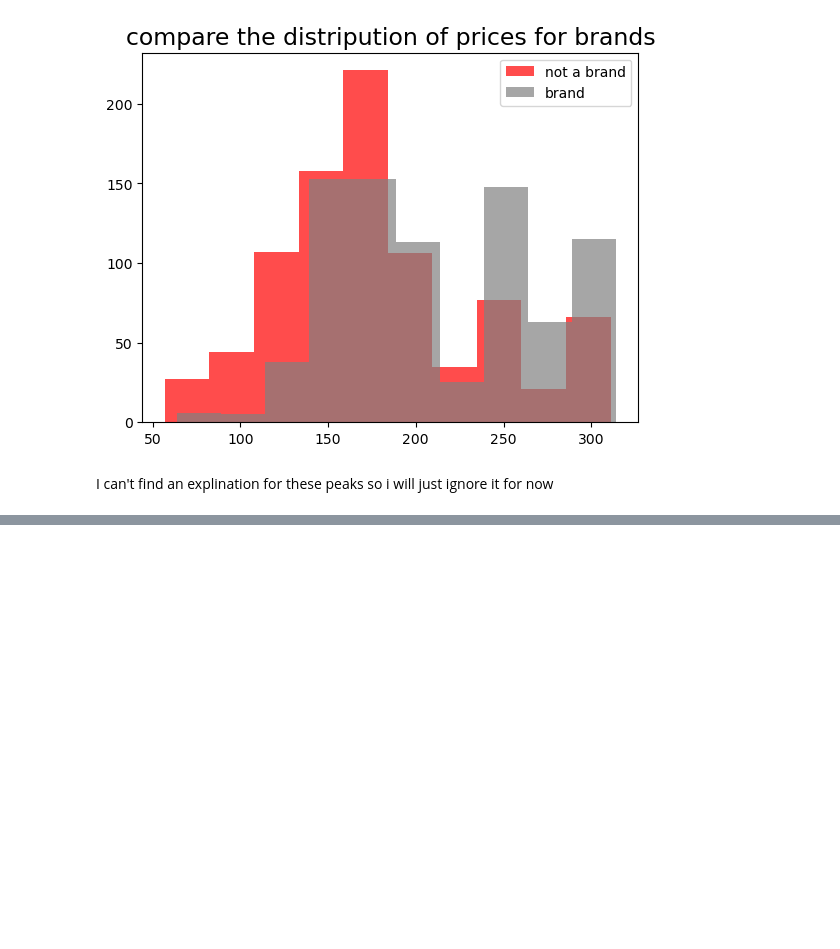
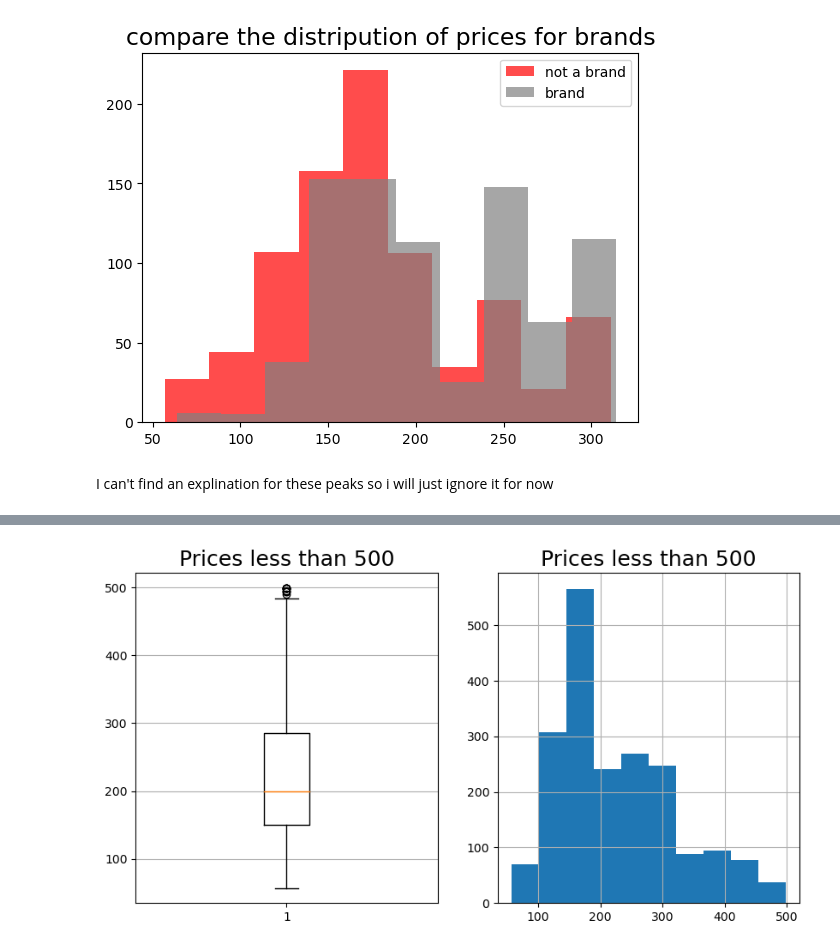
Before and after one commit to Abdelrahman2030/amazon_scraping, a Jupyter notebook: analysis_notebook/analysis.ipynb, the cells around one changed output, grey strips where cells are left out. Saved outputs shown, nothing was run; the diff lists cells and outputs as text; code cells hidden in the pictures; blank space fills up the shorter version.

```diff
--- a/analysis_notebook/analysis.ipynb
+++ b/analysis_notebook/analysis.ipynb
@@ -310,0 +304,12 @@ ax2.set_title("Non brands", size = 15);
+# %%
+fig, (ax1, ax2) = plt.subplots(1, 2, figsize = (10, 5))
+
+ax1.boxplot(df[df["new_price"] <= 500]["new_price"])
+ax1.grid(True, axis = "y")
+ax1.set_title("Prices less than 500", size = 18)
+
+ax2.hist(df[df["new_price"] <= 500]["new_price"])
+ax2.grid(True)
+ax2.set_title("Prices less than 500", size = 18);
+# %% [output]
+[figure, added]
```
Also changed, not shown: parts of 16 cells of this notebook.
